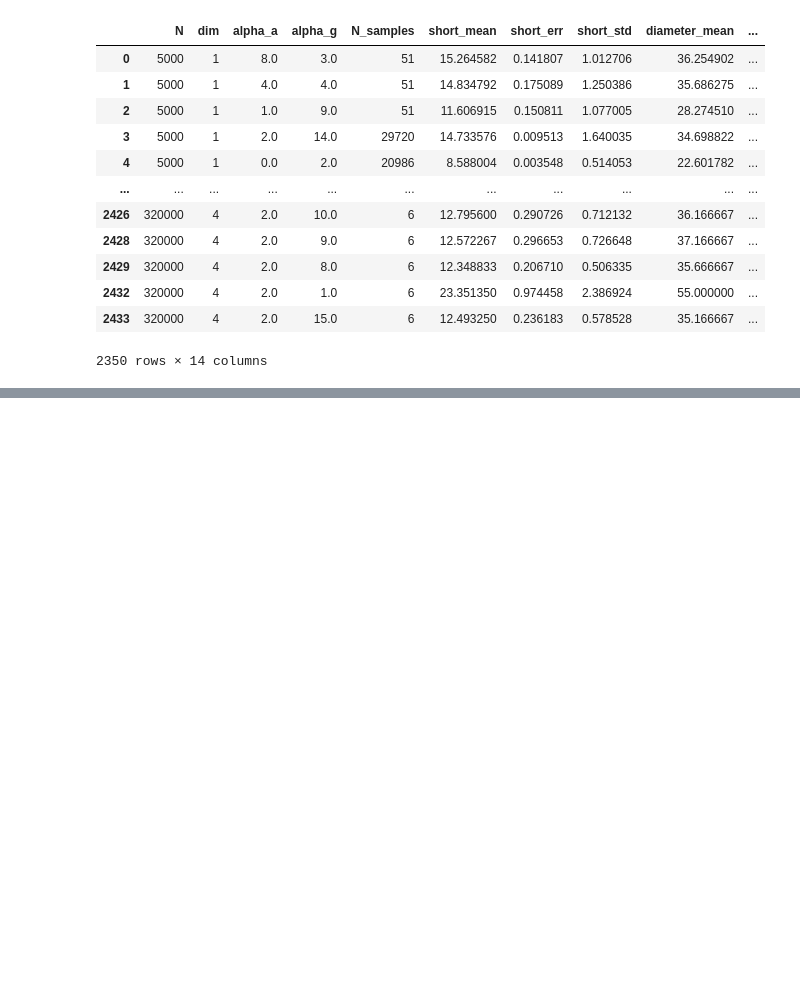
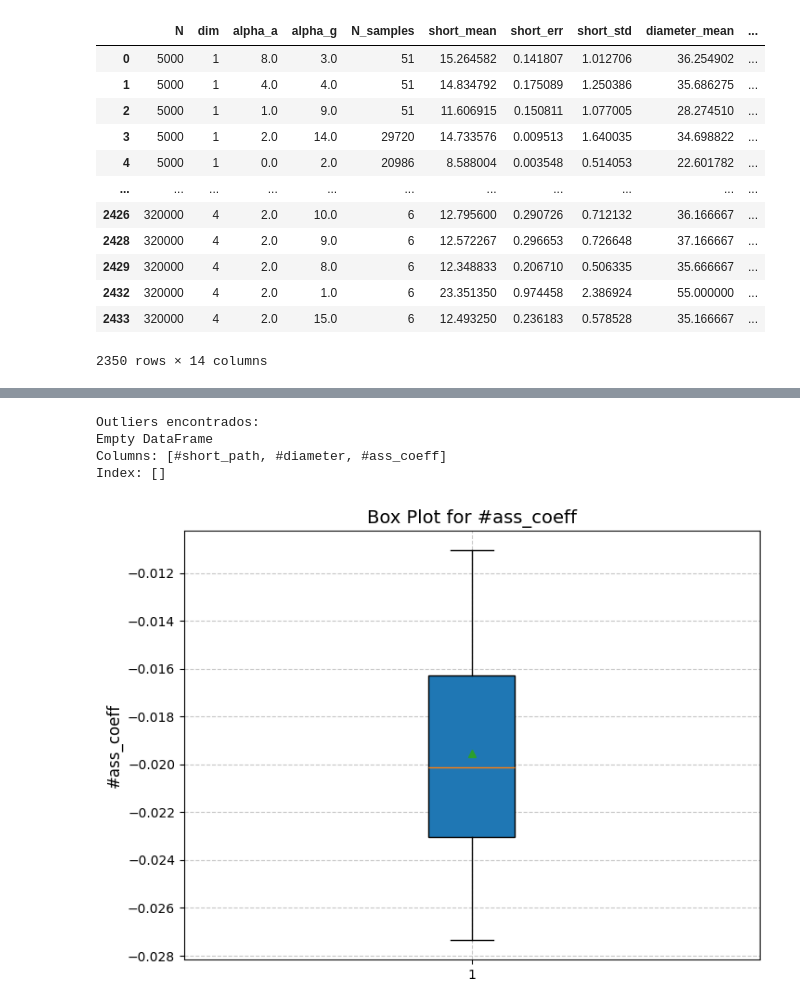
Before and after one commit to JuniorAlencar/SpatialPreferential, a Jupyter notebook: scripts/jupyter/fixing_data.ipynb, the cells around one changed output, grey strips where cells are left out. Cells and saved outputs as stored; diff of their text form; code cells hidden in the pictures; blank space fills up the shorter version.

Commit message:
update clean data

```diff
--- a/scripts/jupyter/fixing_data.ipynb
+++ b/scripts/jupyter/fixing_data.ipynb
@@ -273,0 +295,44 @@ for i in range(len(par_fil)):
+# %%
+# Finding outliers
+
+# Dados
+data = {
+    "#short_path": [14.1955, 12.9964, 12.9335, 11.9786, 12.7769, 12.3533, 12.6944, 12.7720, 13.2498, 13.3745, 12.9573, 13.7661],
+    "#diameter": [41, 37, 34, 32, 36, 36, 37, 37, 35, 38, 35, 39],
+    "#ass_coeff": [-0.027352, -0.016878, -0.021106, -0.011056, -0.019856, -0.020398, -0.014076, -0.019836, -0.023043, -0.023627, -0.014473, -0.023022]
+}
+
+# Criar um DataFrame
+df = pd.DataFrame(data)
+
+# Coluna que estamos analisando
+column = "#ass_coeff"
+
+# Calcular Q1, Q3 e IQR
+q1 = np.percentile(df[column], 25)
+q3 = np.percentile(df[column], 75)
+iqr = q3 - q1
+
+# Limites para outliers
+lower_bound = q1 - 1.5 * iqr
+upper_bound = q3 + 1.5 * iqr
+
+# Identificar outliers
+outliers = df[(df[column] < lower_bound) | (df[column] > upper_bound)]
+
+# Exibir outliers
+print("Outliers encontrados:")
+print(outliers)
+
+# Plotar o box plot
+plt.figure(figsize=(8, 6))
+plt.boxplot(df[column], vert=True, patch_artist=True, showmeans=True)
+plt.title(f"Box Plot for {column}", fontsize=14)
+plt.ylabel(column, fontsize=12)
+plt.show()
+# %% [output]
+Outliers encontrados:
+Empty DataFrame
+Columns: [#short_path, #diameter, #ass_coeff]
+Index: []
+[figure, added]
```
Also changed, not shown: parts of 8 cells of this notebook, 1 other file.
